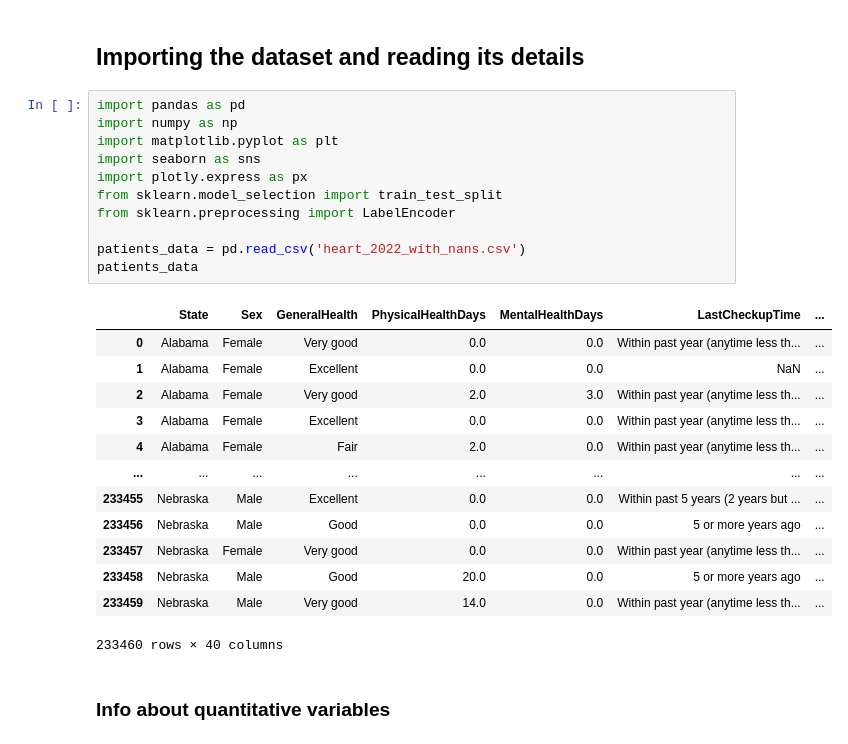
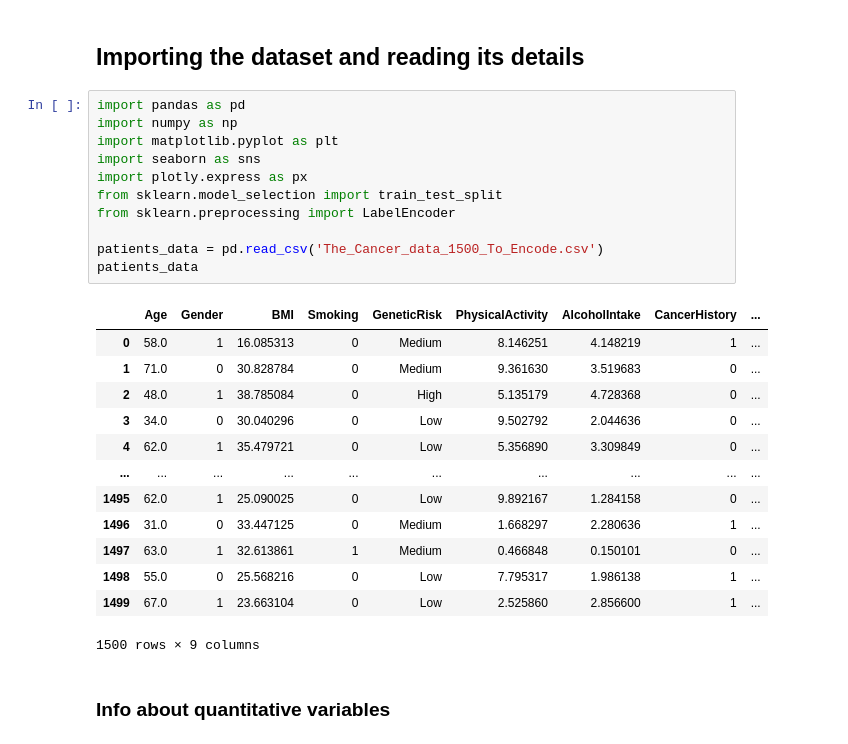
Before and after one commit to belcogo/data-analysis-for-machine-learning, a Jupyter notebook: demo.ipynb, the cells around one changed output. Drawn from its saved outputs; the diff is of its cells as text.

```diff
--- a/demo.ipynb
+++ b/demo.ipynb
@@ -3,28 +3,28 @@
 # %%
 import pandas as pd
 import numpy as np
 import matplotlib.pyplot as plt
 import seaborn as sns
 import plotly.express as px
 from sklearn.model_selection import train_test_split
 from sklearn.preprocessing import LabelEncoder
 
-patients_data = pd.read_csv('heart_2022_with_nans.csv')
+patients_data = pd.read_csv('The_Cancer_data_1500_To_Encode.csv')
 patients_data
 # %% [output]
-|  | State | Sex | GeneralHealth | PhysicalHealthDays | MentalHealthDays | LastCheckupTime | ... |
-| 0 | Alabama | Female | Very good | 0.0 | 0.0 | Within past year (anytime less th... | ... |
-| 1 | Alabama | Female | Excellent | 0.0 | 0.0 | NaN | ... |
-| 2 | Alabama | Female | Very good | 2.0 | 3.0 | Within past year (anytime less th... | ... |
-| 3 | Alabama | Female | Excellent | 0.0 | 0.0 | Within past year (anytime less th... | ... |
-| 4 | Alabama | Female | Fair | 2.0 | 0.0 | Within past year (anytime less th... | ... |
-| ... | ... | ... | ... | ... | ... | ... | ... |
-| 233455 | Nebraska | Male | Excellent | 0.0 | 0.0 | Within past 5 years (2 years but ... | ... |
-| 233456 | Nebraska | Male | Good | 0.0 | 0.0 | 5 or more years ago | ... |
-| 233457 | Nebraska | Female | Very good | 0.0 | 0.0 | Within past year (anytime less th... | ... |
-| 233458 | Nebraska | Male | Good | 20.0 | 0.0 | 5 or more years ago | ... |
-| 233459 | Nebraska | Male | Very good | 14.0 | 0.0 | Within past year (anytime less th... | ... |
+|  | Age | Gender | BMI | Smoking | GeneticRisk | PhysicalActivity | AlcoholIntake | CancerHistory | ... |
+| 0 | 58.0 | 1 | 16.085313 | 0 | Medium | 8.146251 | 4.148219 | 1 | ... |
+| 1 | 71.0 | 0 | 30.828784 | 0 | Medium | 9.361630 | 3.519683 | 0 | ... |
+| 2 | 48.0 | 1 | 38.785084 | 0 | High | 5.135179 | 4.728368 | 0 | ... |
+| 3 | 34.0 | 0 | 30.040296 | 0 | Low | 9.502792 | 2.044636 | 0 | ... |
+| 4 | 62.0 | 1 | 35.479721 | 0 | Low | 5.356890 | 3.309849 | 0 | ... |
+| ... | ... | ... | ... | ... | ... | ... | ... | ... | ... |
+| 1495 | 62.0 | 1 | 25.090025 | 0 | Low | 9.892167 | 1.284158 | 0 | ... |
+| 1496 | 31.0 | 0 | 33.447125 | 0 | Medium | 1.668297 | 2.280636 | 1 | ... |
+| 1497 | 63.0 | 1 | 32.613861 | 1 | Medium | 0.466848 | 0.150101 | 0 | ... |
+| 1498 | 55.0 | 0 | 25.568216 | 0 | Low | 7.795317 | 1.986138 | 1 | ... |
+| 1499 | 67.0 | 1 | 23.663104 | 0 | Low | 2.525860 | 2.856600 | 1 | ... |
-233460 rows × 40 columns
+1500 rows × 9 columns
 # %% [markdown]
 ### Info about quantitative variables
 # %%
```
Also changed, not shown: parts of 23 cells of this notebook.
